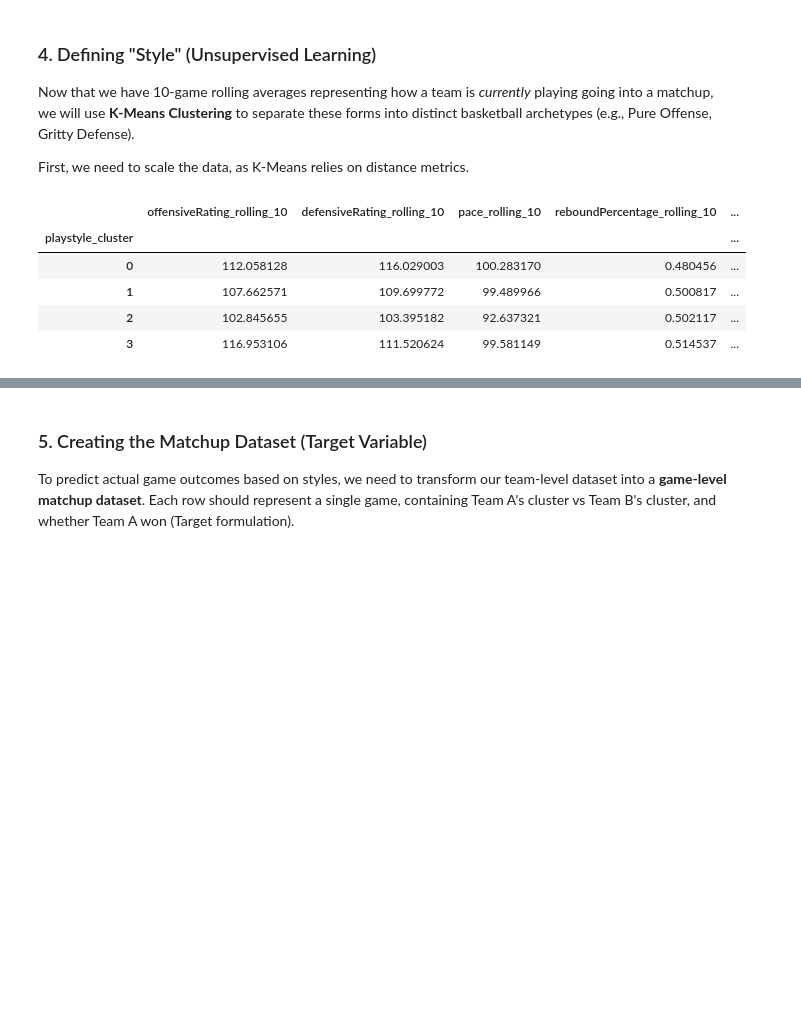
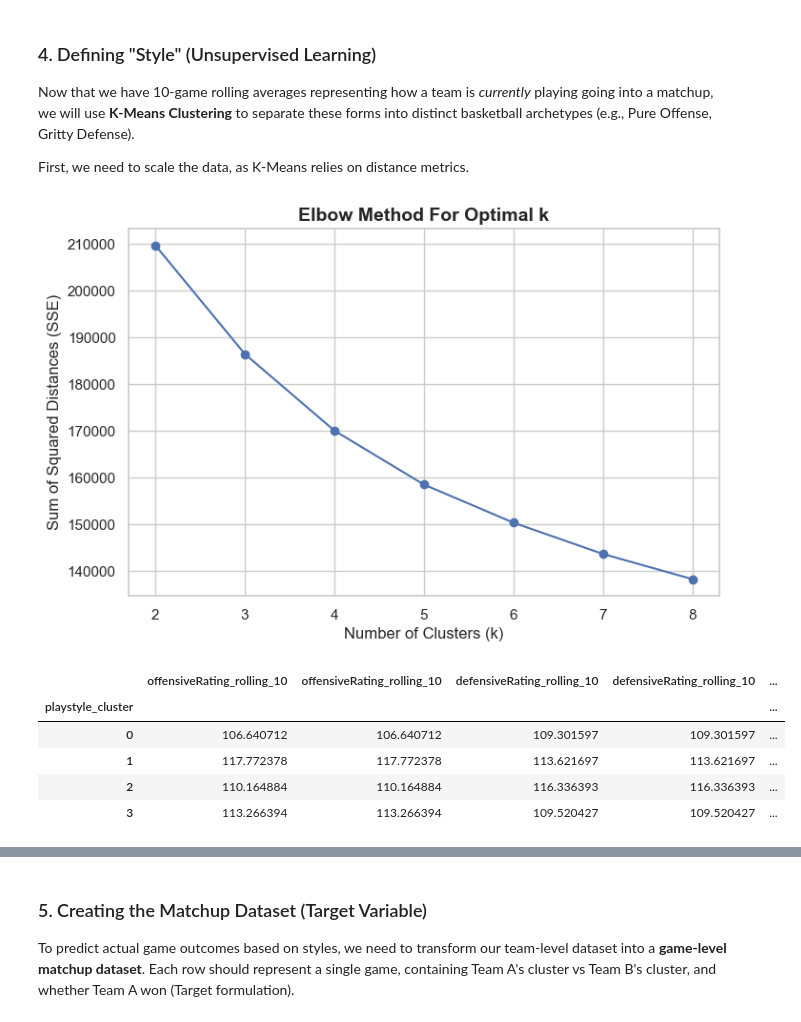
Before and after one commit to RaghavDewangan/dsc_148_final, a Jupyter notebook: NBA_Style_Matchup.ipynb, the cells around one changed output, grey strips where cells are left out. Drawn from its saved outputs; the diff is of its cells as text; code cells hidden in the pictures; blank space fills up the shorter version.

```diff
--- a/NBA_Style_Matchup.ipynb
+++ b/NBA_Style_Matchup.ipynb
@@ -69,23 +69,31 @@ nba_team_stats_df['gameDateTimeEst'] = pd.to_datetime(nba_team_stats_df['gameDat
 # Sort by team and date to keep the chronological order
 nba_team_stats_df = nba_team_stats_df.sort_values(by=['teamId', 'gameDateTimeEst']).reset_index(drop=True)
 
+# Convert boolean win to int for rolling win percentage calculation
+nba_team_stats_df['win'] = nba_team_stats_df['win'].astype(int)
+
+# Add win to our rolling features to act as a "Team Quality" / Baseline Strength control later
+features_to_roll = style_features + ['win']
+
 # Important: We must shift the data by 1 game so that the prediction of a game
 # ONLY relies on the 10 games BEFORE it, ensuring no data leakage.
 window = 10
-rolling_features_df = nba_team_stats_df.groupby('teamId')[style_features].transform(
+rolling_features_df = nba_team_stats_df.groupby('teamId')[features_to_roll].transform(
     lambda x: x.shift(1).rolling(window=window, min_periods=window).mean()
 )
 
 # Rename the new columns clearly
 rolling_col_names = [f"{col}_rolling_{window}" for col in style_features]
-rolling_features_df.columns = rolling_col_names
+# Add the rolling win column renamed
+rolling_win_col = f"win_percentage_rolling_{window}"
+rolling_features_df.columns = rolling_col_names + [rolling_win_col]
 
 # Concatenate back to the main DataFrame
 nba_team_stats_df = pd.concat([nba_team_stats_df, rolling_features_df], axis=1)
 
 # Drop rows (like the first 10 games of the team's history) where rolling stats are NaN
-nba_team_stats_df = nba_team_stats_df.dropna(subset=rolling_col_names)
+nba_team_stats_df = nba_team_stats_df.dropna(subset=rolling_col_names + [rolling_win_col])
 
 print(f"Data Shape after dropping first 10 games: {nba_team_stats_df.shape}")
-nba_team_stats_df[['teamName', 'gameDateTimeEst'] + rolling_col_names].head()
+nba_team_stats_df[['teamName', 'gameDateTimeEst', rolling_win_col] + rolling_col_names].head()
 # %% [output]
@@ -104,25 +112,40 @@ First, we need to scale the data, as K-Means relies on distance metrics.
 # %%
 from sklearn.preprocessing import StandardScaler
 from sklearn.cluster import KMeans
 
 # 1. Scale the rolling features
 scaler = StandardScaler()
 scaled_features = scaler.fit_transform(nba_team_stats_df[rolling_col_names])
 
-# 2. Fit K-Means
-# We start with k=4 as a hypothesis for 4 main playstyles
-# (e.g. Elite Offense, Elite Defense, Balanced, Bad)
+# 2. Determine Optimal K Using the Elbow Method
+sse = []
+k_range = range(2, 9)
+for k_test in k_range:
+    km = KMeans(n_clusters=k_test, random_state=42, n_init=10)
+    km.fit(scaled_features)
+    sse.append(km.inertia_)
+
+plt.figure(figsize=(8, 5))
+plt.plot(k_range, sse, marker='o', linestyle='-')
+plt.title('Elbow Method For Optimal k', fontsize=14, fontweight='bold')
+plt.xlabel('Number of Clusters (k)', fontsize=12)
+plt.ylabel('Sum of Squared Distances (SSE)', fontsize=12)
+plt.show()
+
+# 3. Fit K-Means
+# Based on the elbow curve (and domain knowledge), k=4 appears to be a reasonable inflection point.
 k = 4
 kmeans = KMeans(n_clusters=k, random_state=42, n_init=10)
 nba_team_stats_df['playstyle_cluster'] = kmeans.fit_predict(scaled_features)
 
 # Let's inspect the average stats of each cluster to manually label them
 cluster_analysis = nba_team_stats_df.groupby('playstyle_cluster')[rolling_col_names].mean()
 cluster_analysis
 # %% [output]
+[figure, added]
-|  | offensiveRating_rolling_10 | defensiveRating_rolling_10 | pace_rolling_10 | reboundPercentage_rolling_10 | ... |
+|  | offensiveRating_rolling_10 | offensiveRating_rolling_10 | defensiveRating_rolling_10 | defensiveRating_rolling_10 | ... |
 | playstyle_cluster |  |  |  |  | ... |
-| 0 | 112.058128 | 116.029003 | 100.283170 | 0.480456 | ... |
-| 1 | 107.662571 | 109.699772 | 99.489966 | 0.500817 | ... |
-| 2 | 102.845655 | 103.395182 | 92.637321 | 0.502117 | ... |
-| 3 | 116.953106 | 111.520624 | 99.581149 | 0.514537 | ... |
+| 0 | 106.640712 | 106.640712 | 109.301597 | 109.301597 | ... |
+| 1 | 117.772378 | 117.772378 | 113.621697 | 113.621697 | ... |
+| 2 | 110.164884 | 110.164884 | 116.336393 | 116.336393 | ... |
+| 3 | 113.266394 | 113.266394 | 109.520427 | 109.520427 | ... |
```
Also changed, not shown: parts of 9 cells of this notebook.
